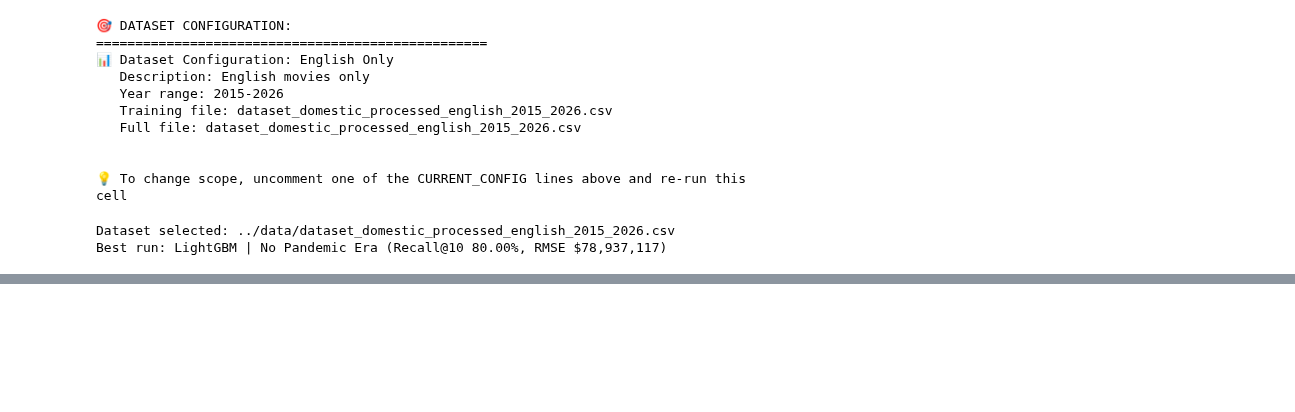
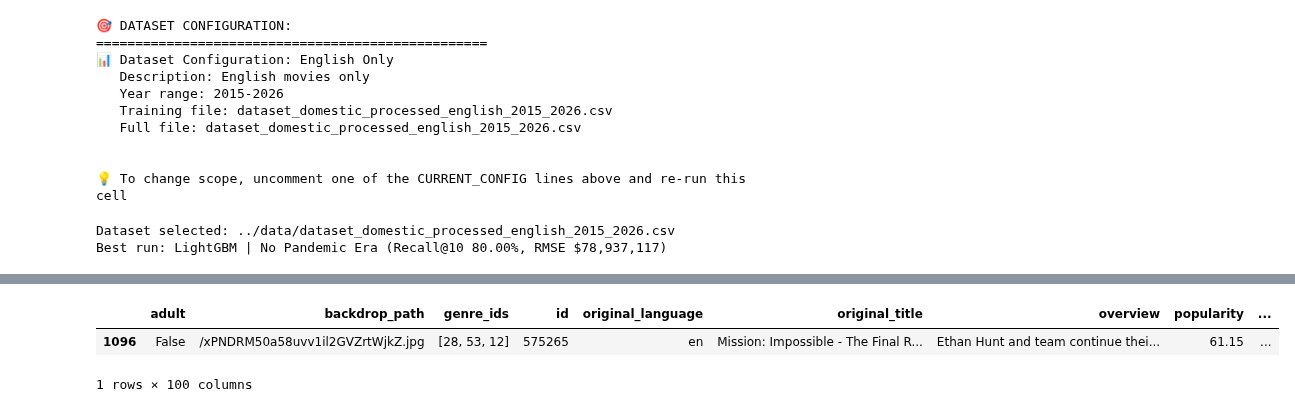
Before and after one commit to jasmineplows/box_office, a Jupyter notebook: code/7_2025_predictions.ipynb, the cells around one changed output, grey strips where cells are left out. Cells and saved outputs as stored; diff of their text form; code cells hidden in the pictures; blank space fills up the shorter version.

```diff
--- a/code/7_2025_predictions.ipynb
+++ b/code/7_2025_predictions.ipynb
@@ -421 +421,7 @@ False positives (predicted but not actual): ['28 Years Later', 'Elio', 'Snow Whi
 Overlap with actual 2025 top 10: 7/10
+# %%
+df_prepared.loc[df_prepared['original_title'] == 'Mission: Impossible - The Final Reckoning']
+# %% [output]
+|  | adult | backdrop_path | genre_ids | id | original_language | original_title | overview | popularity | ... |
+| 1096 | False | /xPNDRM50a58uvv1il2GVZrtWjkZ.jpg | [28, 53, 12] | 575265 | en | Mission: Impossible - The Final R... | Ethan Hunt and team continue thei... | 61.15 | ... |
+1 rows × 100 columns
```
Also changed, not shown: parts of 1 cell of this notebook, 18 other files.
